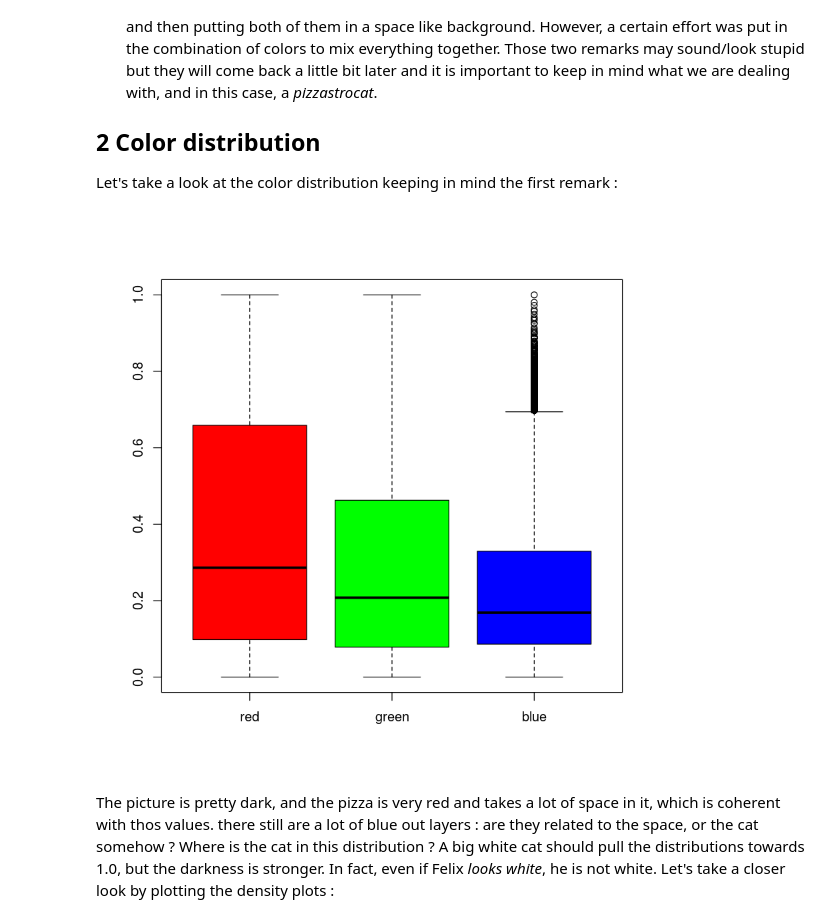
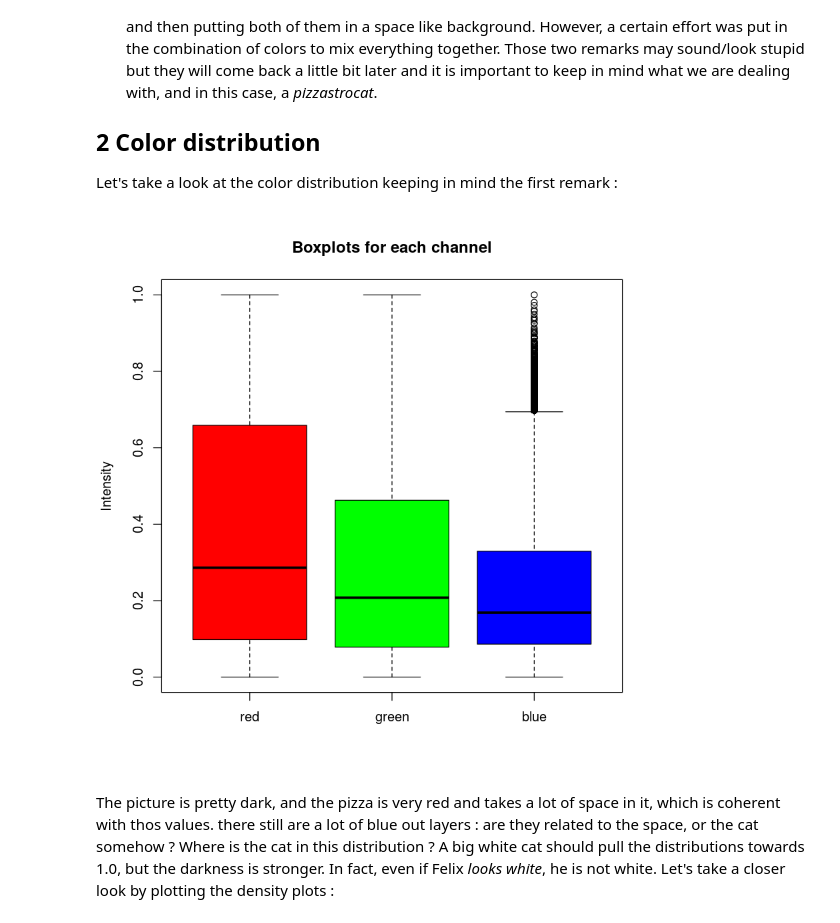
Before and after one commit to NikolaLohinski/notebooks, a Jupyter notebook: 4-image-exploratory-stats/notebook.ipynb, the cells around one changed output. Drawn from its saved outputs; the diff is of its cells as text; code cells hidden in the pictures.

```diff
--- a/4-image-exploratory-stats/notebook.ipynb
+++ b/4-image-exploratory-stats/notebook.ipynb
@@ -54,14 +55,17 @@ Those two remarks may sound/look stupid but they will come back a little bit lat
 
 Let's take a look at the color distribution keeping in mind the first remark :
 # %%
+color_names <- c('red', 'green', 'blue')
+
 colors <- data.frame(
     red=as.vector(picture@red),
     green=as.vector(picture@green),
     blue=as.vector(picture@blue)
 )
-boxplot(colors, col=c('red', 'green', 'blue'))
+
+boxplot(colors, col=color_names, ylab='Intensity', main='Boxplots for each channel')
 # %% [output]
-[figure, old version]
+[figure, new version]
 # %% [markdown]
 The picture is pretty dark, and the pizza is very red and takes a lot of space in it, which is coherent with thos values. there still are a lot of blue out layers : are they related to the space, or the cat somehow ? Where is the cat in this distribution ? A big white cat should pull the distributions towards 1.0, but the darkness is stronger. In fact, even if Felix _looks white_, he is not white. Let's take a closer look by plotting the density plots :
 # %%
```
Also changed, not shown: parts of 15 cells of this notebook, 1 other file.
